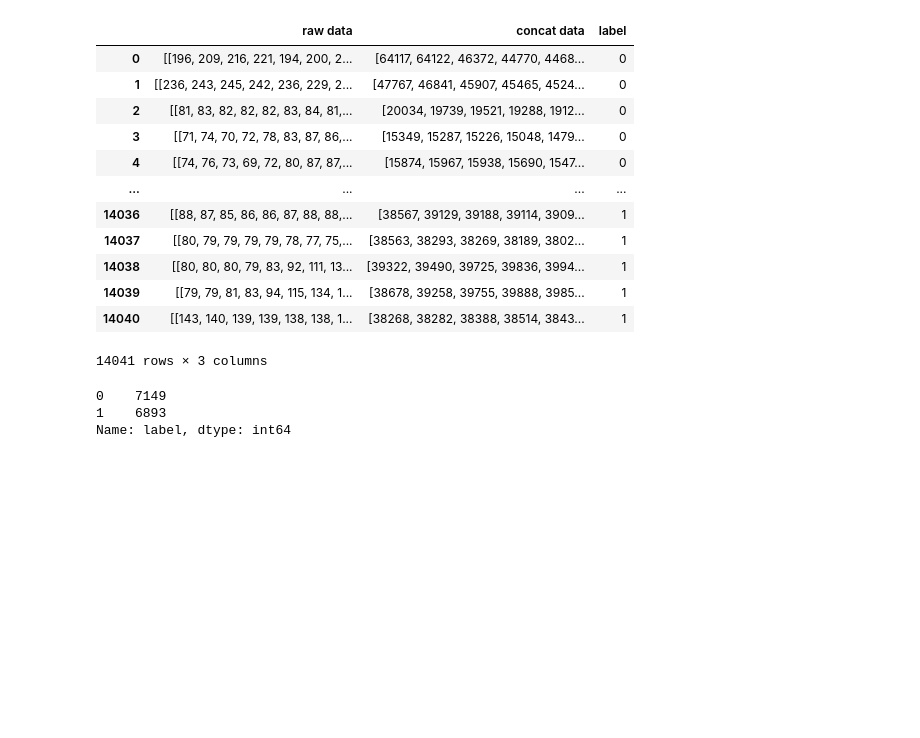
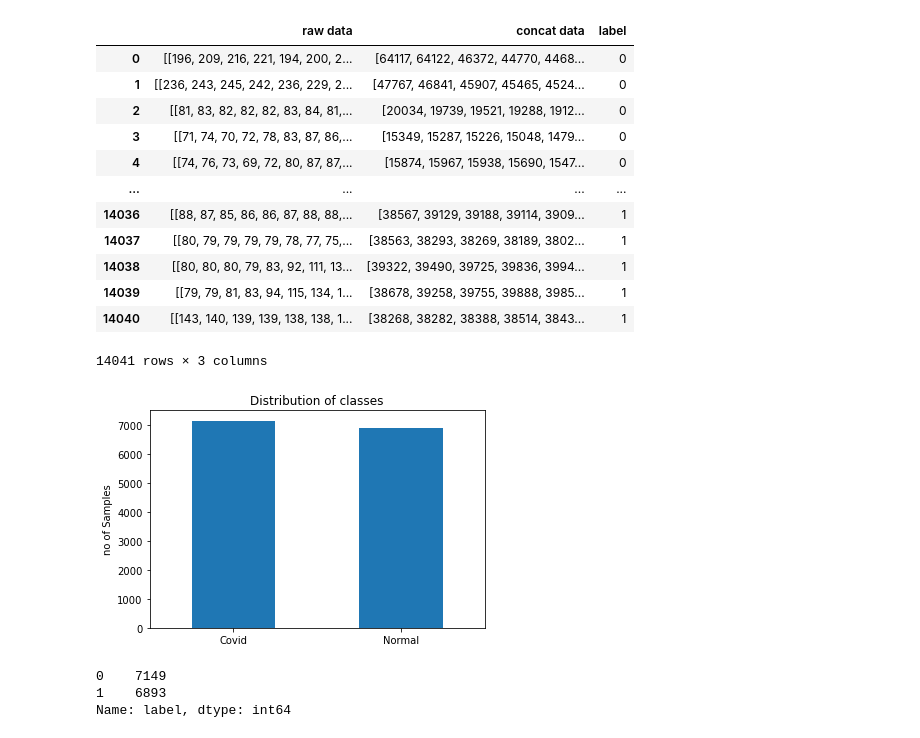
Before and after one commit to RajenRanjithkumar/Medical-Image-Analysis, a Jupyter notebook: testing_wtih_cnn_scaled.ipynb, the cells around one changed output. Saved outputs shown, nothing was run; the diff lists cells and outputs as text; code cells hidden in the pictures; blank space fills up the shorter version.

```diff
--- a/testing_wtih_cnn_scaled.ipynb
+++ b/testing_wtih_cnn_scaled.ipynb
@@ -89,6 +90,14 @@ dataset_df.head(-1)
 | 14039 | [[79, 79, 81, 83, 94, 115, 134, 1... | [38678, 39258, 39755, 39888, 3985... | 1 |
 | 14040 | [[143, 140, 139, 139, 138, 138, 1... | [38268, 38282, 38388, 38514, 3843... | 1 |
 14041 rows × 3 columns
+# %%
+dataset_df["label"].value_counts().plot(kind='bar')
+plt.xticks([0,1], ["Covid", "Normal"], rotation='horizontal')
+plt.ylabel('no of Samples')
+plt.title('Distribution of classes')
+plt.show()
+# %% [output]
+[figure, added]
 # %%
 dataset_df["label"].value_counts()
 # %% [output]
```
Also changed, not shown: parts of 14 cells of this notebook, 6 other files.
